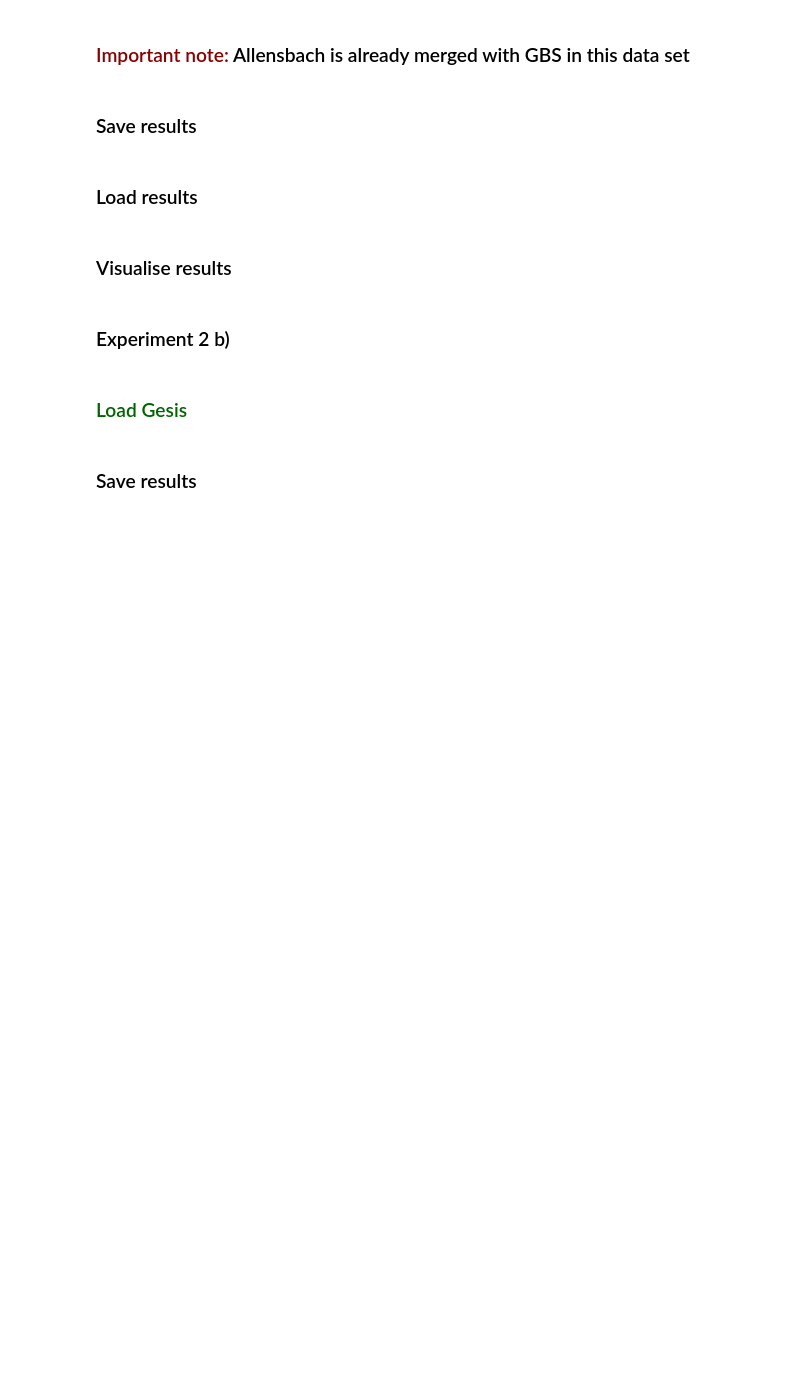
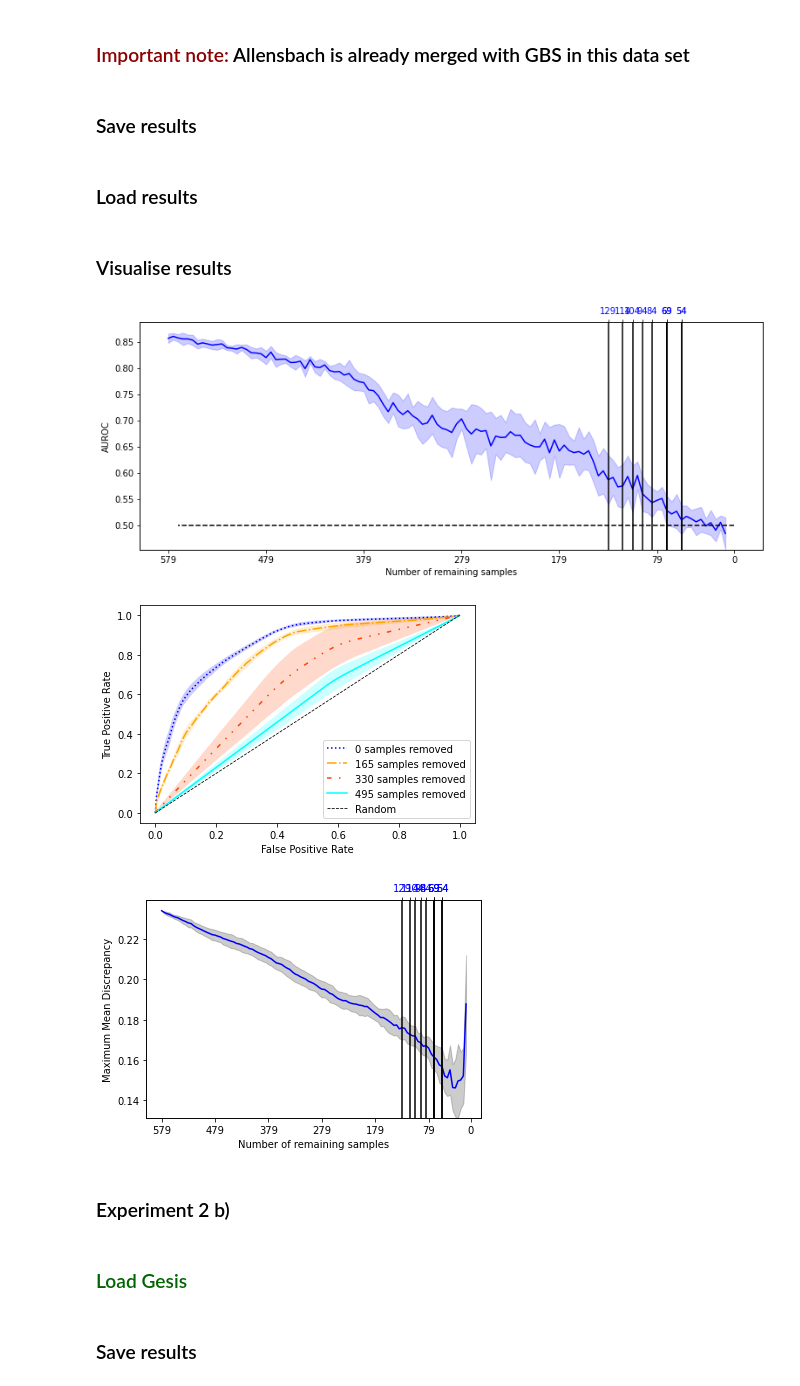
Before and after one commit to laksannathan/maximal-representative-sampling, a Jupyter notebook: src/Maximal Representative Sampling.ipynb, the cells around one changed output. Saved outputs shown, nothing was run; the diff lists cells and outputs as text; code cells hidden in the pictures; blank space fills up the shorter version.

Commit message:
Add wide graphics

```diff
--- a/src/Maximal Representative Sampling.ipynb
+++ b/src/Maximal Representative Sampling.ipynb
@@ -31,7 +31,10 @@ from sklearn.metrics.pairwise import rbf_kernel
 
 path = Path(os.getcwd()).parent
 # %%
-def plot_auc_average(auc_score, std_aucs, drop, file_name, number_of_samples, save, mrs_iterations):
+def plot_auc_average(auc_score, std_aucs, drop, file_name, number_of_samples, save, mrs_iterations,
+                    wide=False):
+    if wide:
+        plt.figure(figsize=(6.4 * 2, 4.8))
     aucs_upper = np.minimum(auc_score + std_aucs, 1)
     aucs_younger = np.maximum(auc_score - std_aucs, 0)
     x_labels = range(number_of_samples, drop, -drop)
@@ -869,25 +872,23 @@ allensbach_mad_mmds =  pickle.load(open("results/allensbach_mad_mmds", 'rb'))
 # %%
 save = True
 file_directory = os.path.join(os.getcwd(), "final_results/allensbach/")
 os.makedirs(file_directory, exist_ok=True)
 mmd_iteration = 1
 
-plot_auc_average(allensbach_median_aucs, allensbach_mad_aucs, allensbach_drop,
-                 file_directory +"allensbach_auc_with_iterations_median", allensbach_len, save=save,
-                 mrs_iterations=allensbach_mrs_iterations)
 plot_auc_average(allensbach_mean_aucs, allensbach_std_aucs, allensbach_drop,
                  file_directory +"allensbach_auc_with_iterations_mean", allensbach_len, save=save,
-                 mrs_iterations=allensbach_mrs_iterations)
+                 mrs_iterations=allensbach_mrs_iterations, wide=True)
 
-plot_rocs(allensbach_median_rocs, file_directory+"allensbach_median_rocs", save=save)
 plot_rocs(allensbach_mean_rocs, file_directory+"allensbach_mean_rocs", save=save)
 
-plot_mmds_average(allensbach_median_mmds, allensbach_mad_mmds, allensbach_drop, allensbach_mmd_iteration,
-                  file_directory + "median_mmds_allensbach", allensbach_mrs_iterations, allensbach_len,
-                  save=save)
+
 plot_mmds_average(allensbach_mean_mmds, allensbach_std_mmds, allensbach_drop, allensbach_mmd_iteration,
                   file_directory + "mean_mmds_allensbach", allensbach_mrs_iterations, allensbach_len,
                   save=save)
+# %% [output]
+[figure, added]
+[figure, added]
+[figure, added]
 # %% [markdown]
 ### Experiment 2 b)
 # %% [markdown]
```
Also changed, not shown: parts of 7 cells of this notebook, 36 other files.
